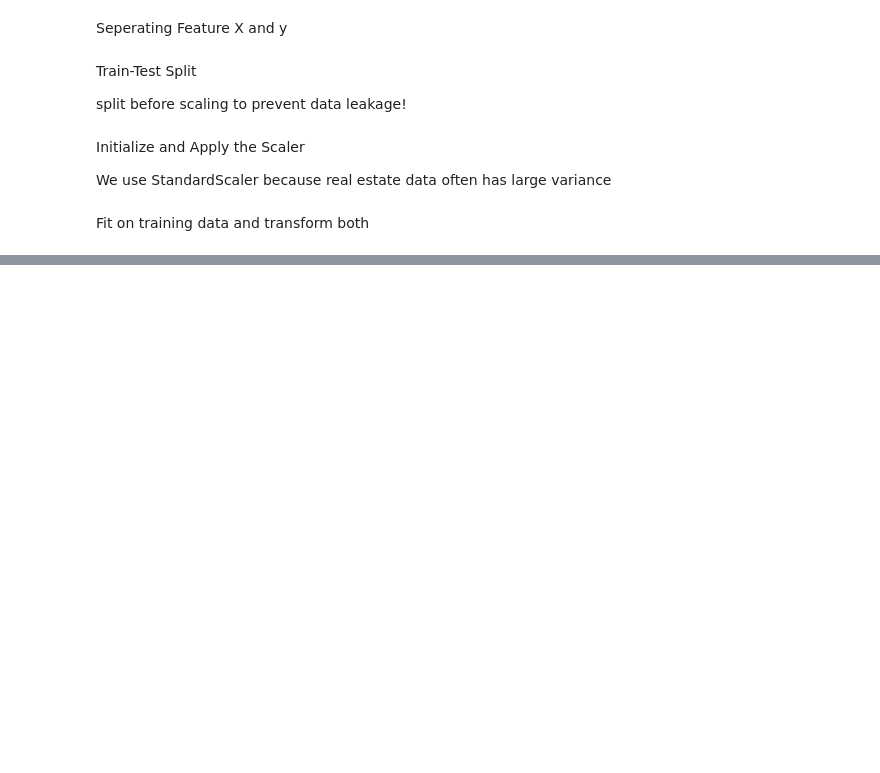
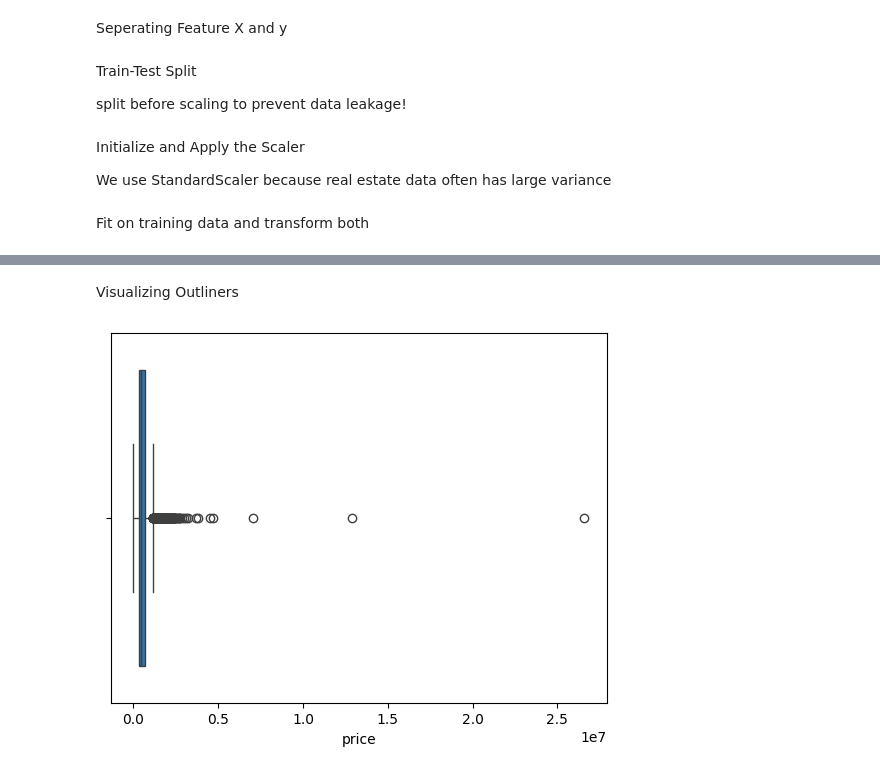
Before and after one commit to Rame395/Machine-Learning, a Jupyter notebook: Feature_Scaling.ipynb, the cells around one changed output, grey strips where cells are left out. Cells and saved outputs as stored; diff of their text form; code cells hidden in the pictures; blank space fills up the shorter version.

Commit message:
Feat- visualizing Outliners

```diff
--- a/Feature_Scaling.ipynb
+++ b/Feature_Scaling.ipynb
@@ -103,3 +105,11 @@ x_train_scaled_df.head()
 | 2 | 0.670520 | 0.436902 | 0.702699 | -0.097288 | 0.910403 | -0.085972 | -0.306194 | -0.672013 | 1.151748 | ... |
 | 3 | 0.670520 | 2.031941 | 1.975402 | -0.106289 | 0.910403 | -0.085972 | -0.306194 | -0.672013 | 2.572092 | ... |
 | 4 | -0.430066 | -0.201114 | -0.142292 | -0.213165 | 0.910403 | -0.085972 | -0.306194 | -0.672013 | 0.208732 | ... |
+# %% [markdown]
+Visualizing Outliners
+# %%
+
+sns.boxplot(data=y, orient='h')
+plt.show()
+# %% [output]
+[figure, added]
```
Also changed, not shown: parts of 1 cell of this notebook.
